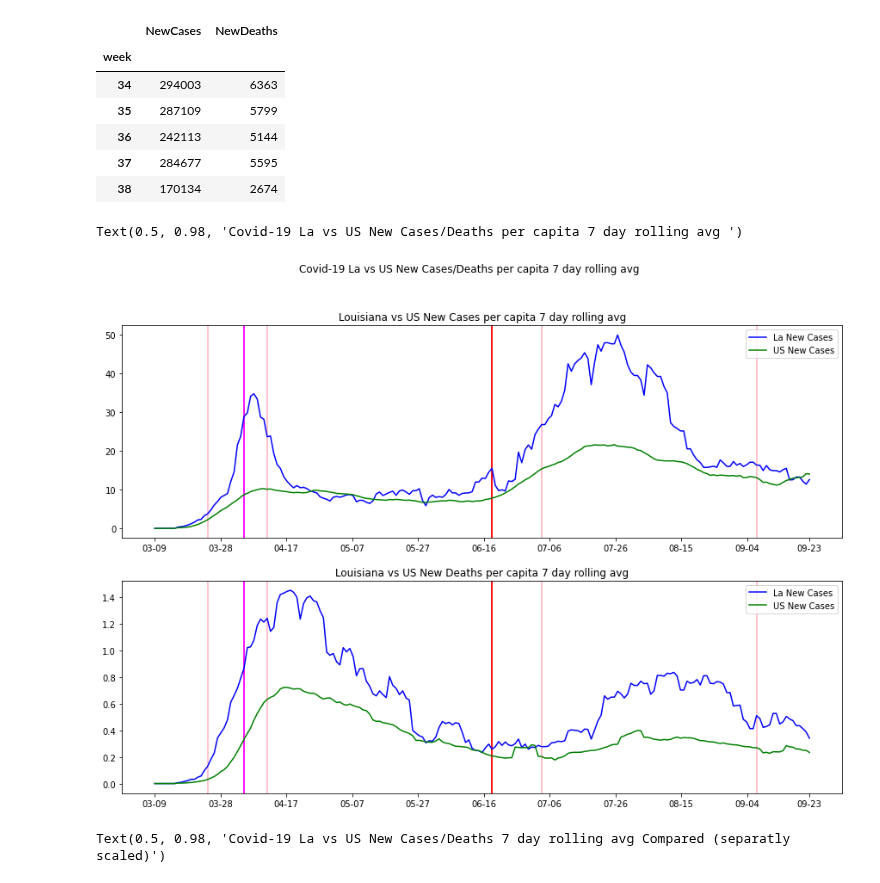
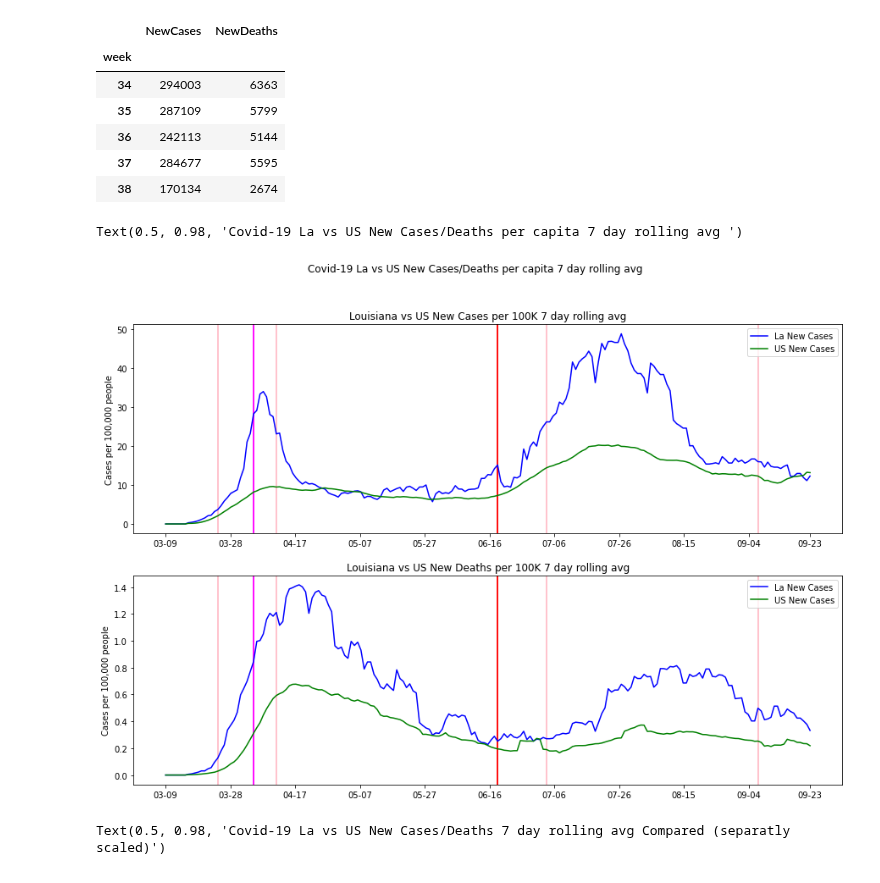
Before and after one commit to GarysCorner/Covid19-LaCompared, a Jupyter notebook: CovidData.ipynb, the cells around one changed output. Saved outputs shown, nothing was run; the diff lists cells and outputs as text; code cells hidden in the pictures.

```diff
--- a/CovidData.ipynb
+++ b/CovidData.ipynb
@@ -4,6 +4,10 @@ import matplotlib.pyplot as plt
 import pandas as pd
 from datetime import datetime
 from datetime import timedelta
+# %%
+
+us_pop2010percap = 329877505 / 100000
+la_pop2010percap = 4648794 / 100000
 # %%
 #state_df = pd.read_csv('./us-states.csv')
 state_df = pd.read_csv('./covid-19-data/us-states.csv')  #moved nytimes data to submodule
@@ -188,15 +192,12 @@ la_df.tail(5)
 | 197 | 09-22 | Louisiana | 22 | 163253 | 5386 | 38 | 160980.571429 | 5329.142857 | 752 | 11 | ... |
 | 198 | 09-23 | Louisiana | 22 | 163869 | 5407 | 38 | 161552.000000 | 5344.571429 | 616 | 21 | ... |
 # %%
-#for comparison
-uspop2010percap = 308745538 / 100000
-lapop2010percap = 4533372 / 100000
 
-la_df['NewCasesPerCapita'] = la_df['NewCases'] / lapop2010percap
-la_df['NewDeathsPerCapita'] = la_df['NewDeaths'] / lapop2010percap
+la_df['NewCasesPerCapita'] = la_df['NewCases'] / la_pop2010percap
+la_df['NewDeathsPerCapita'] = la_df['NewDeaths'] / la_pop2010percap
 
-us_df['NewCasesPerCapita'] = us_df['NewCases'] / uspop2010percap
-us_df['NewDeathsPerCapita'] = us_df['NewDeaths'] / uspop2010percap
+us_df['NewCasesPerCapita'] = us_df['NewCases'] / us_pop2010percap
+us_df['NewDeathsPerCapita'] = us_df['NewDeaths'] / us_pop2010percap
 
 la_df['NewCasesPerCapita_ravg'] = rollingavg(la_df['NewCasesPerCapita'])
 la_df['NewDeathsPerCapita_ravg'] = rollingavg(la_df['NewDeathsPerCapita'])
@@ -317,18 +318,18 @@ Text(0.5, 0.98, 'New Daily Cases/Deaths Covid-19 La vs US')
 fig, axs = plt.subplots(2, figsize=(15,10))
 
 def plotme(df,ax, xticks):
-    ax.bar(df.index,la_df['cases'], color='y', label='Cases')
-    ax.bar(df.index,la_df['deaths'], color='r', label='Deaths')
-    ax.plot(df.index,la_df['cases_ravg'], color = 'b',label='Cases RollAvg')
-    ax.plot(df.index,la_df['deaths_ravg'], color = 'g', label='Deaths RollAvg')
+    ax.bar(df.index,df['cases'], color='y', label='Cases')
+    ax.bar(df.index,df['deaths'], color='r', label='Deaths')
+    ax.plot(df.index,df['cases_ravg'], color = 'b',label='Cases RollAvg')
+    ax.plot(df.index,df['deaths_ravg'], color = 'g', label='Deaths RollAvg')
     ax.set_xticks(xticks)
-    ax.set_xticklabels(la_df.iloc[xticks,0])
+    ax.set_xticklabels(df.iloc[xticks,0])
     drawindexofCDCdataloss(df,ax)
     holidays(df,ax)
     ax.legend()
 
 
-    yticks,yticklabels = getyTicks(la_df,'cases')
+    yticks,yticklabels = getyTicks(df,'cases')
     ax.set_yticks(yticks)
     ax.set_yticklabels(yticklabels)
     ax.set_ylabel("Cases/Deaths")
@@ -404,41 +405,40 @@ def plotme(df,ax,xticks, column, label, color = 'r'):
     ax.set_xticks(xticks)
     ax.set_xticklabels(df.iloc[xticks,0])
 
+    ax.set_ylabel("Cases per 100,000 people")
+
     drawindexofCDCdataloss(df,ax)
     lines.append(holidays(df,ax))
     lines.append(LACFline(df,ax))   #I'm not sure the data for deaths and cases was effected by the adjustment
 
-    #yticks,yticklabels = getyTicks(df,column)
-    #ax.set_yticks(yticks)
-    #ax.set_yticklabels(yticklabels)
-    #ax.set_ylabel(label,color=color)
-    #ax.tick_params(axis='y',color=color,labelcolor=color)
+
+
 
     return lines
 
 
 fig, axs = plt.subplots(2, figsize=(15,10))
 
 for col,ax in zip(['NewCasesPerCapita_ravg','NewDeathsPerCapita_ravg'],axs):
 
 
     line1 = plotme(la_df,ax,la_ticks, col,"La New Cases", color='b')
 
     line2 = plotme(us_df,ax,us_ticks, col,'US New Cases', color='g')
 
     ax.legend(handles=[line1[0][0],line2[0][0]])
 
 
 
 
-axs[0].title.set_text('Louisiana vs US New Cases per capita 7 day rolling avg')
-axs[1].title.set_text('Louisiana vs US New Deaths per capita 7 day rolling avg')
+axs[0].title.set_text('Louisiana vs US New Cases per 100K 7 day rolling avg')
+axs[1].title.set_text('Louisiana vs US New Deaths per 100K 7 day rolling avg')
 
 
 fig.suptitle("Covid-19 La vs US New Cases/Deaths per capita 7 day rolling avg ")
 # %% [output]
 Text(0.5, 0.98, 'Covid-19 La vs US New Cases/Deaths per capita 7 day rolling avg ')
-[figure, old version]
+[figure, new version]
 # %%
 #problem with the legend need to work on this
 
```
Also changed, not shown: parts of 1 cell of this notebook, 1 other file.
